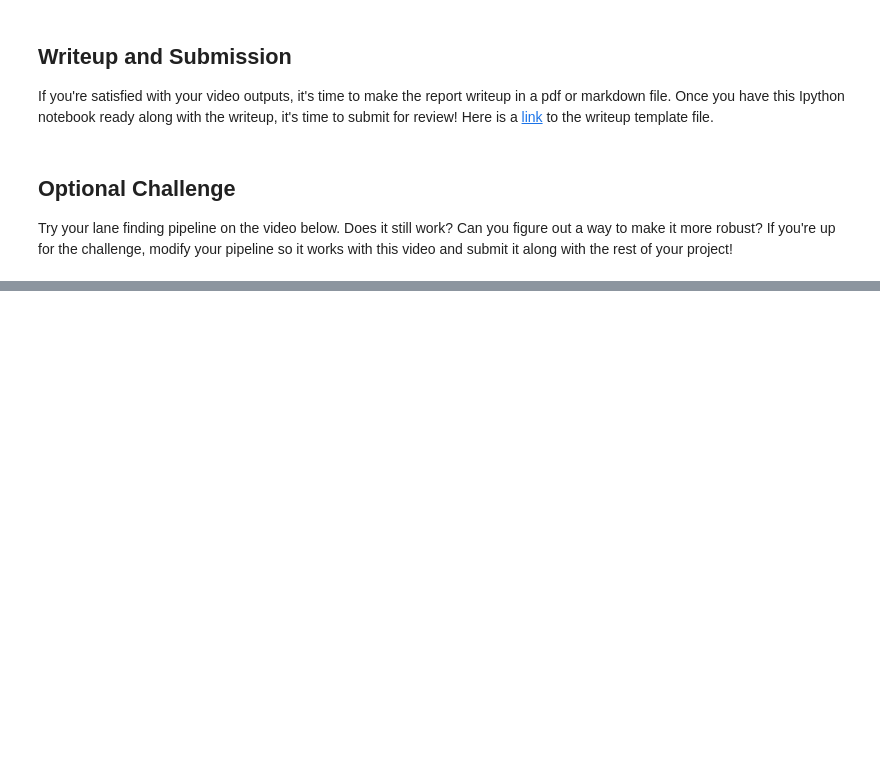
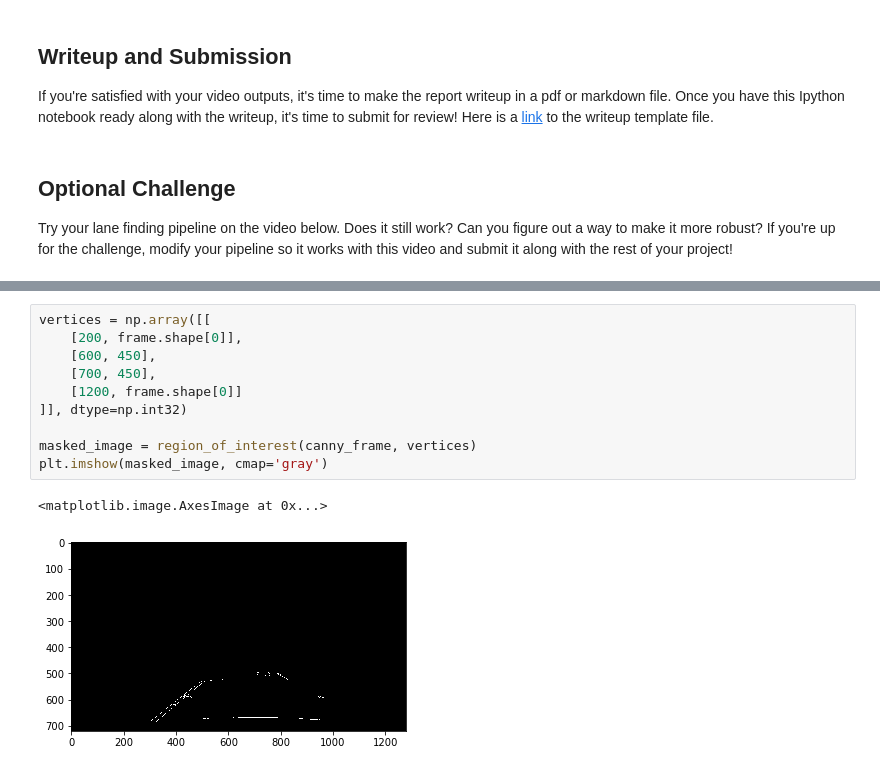
Before and after one commit to darrensill1304/FindingLaneLines, a Jupyter notebook: P1.ipynb, the cells around one changed output, grey strips where cells are left out. Drawn from its saved outputs; the diff is of its cells as text; blank space fills up the shorter version.

```diff
--- a/P1.ipynb
+++ b/P1.ipynb
@@ -481,0 +502,13 @@ HTML("""
+# %%
+vertices = np.array([[
+    [200, frame.shape[0]],
+    [600, 450],
+    [700, 450],
+    [1200, frame.shape[0]]
+]], dtype=np.int32)
+
+masked_image = region_of_interest(canny_frame, vertices)
+plt.imshow(masked_image, cmap='gray')
+# %% [output]
+<matplotlib.image.AxesImage at 0x...>
+[figure, added]
```
Also changed, not shown: parts of 9 cells of this notebook, 5 other files.
